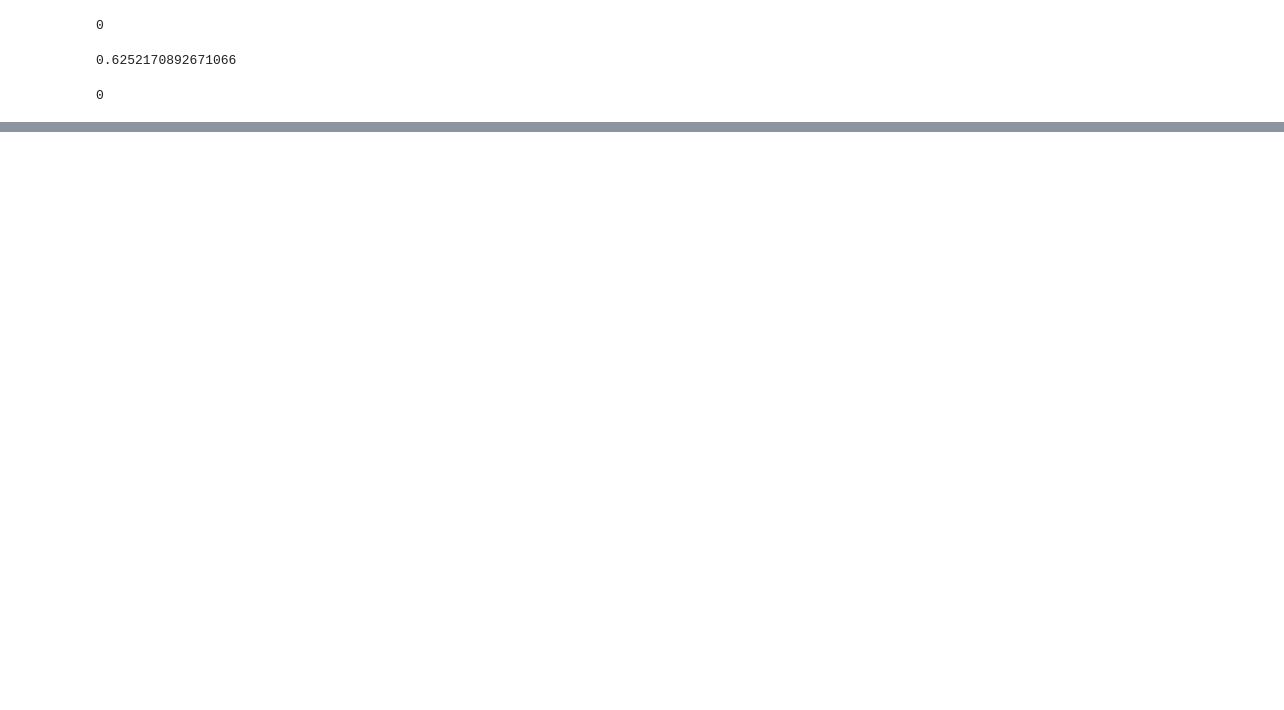
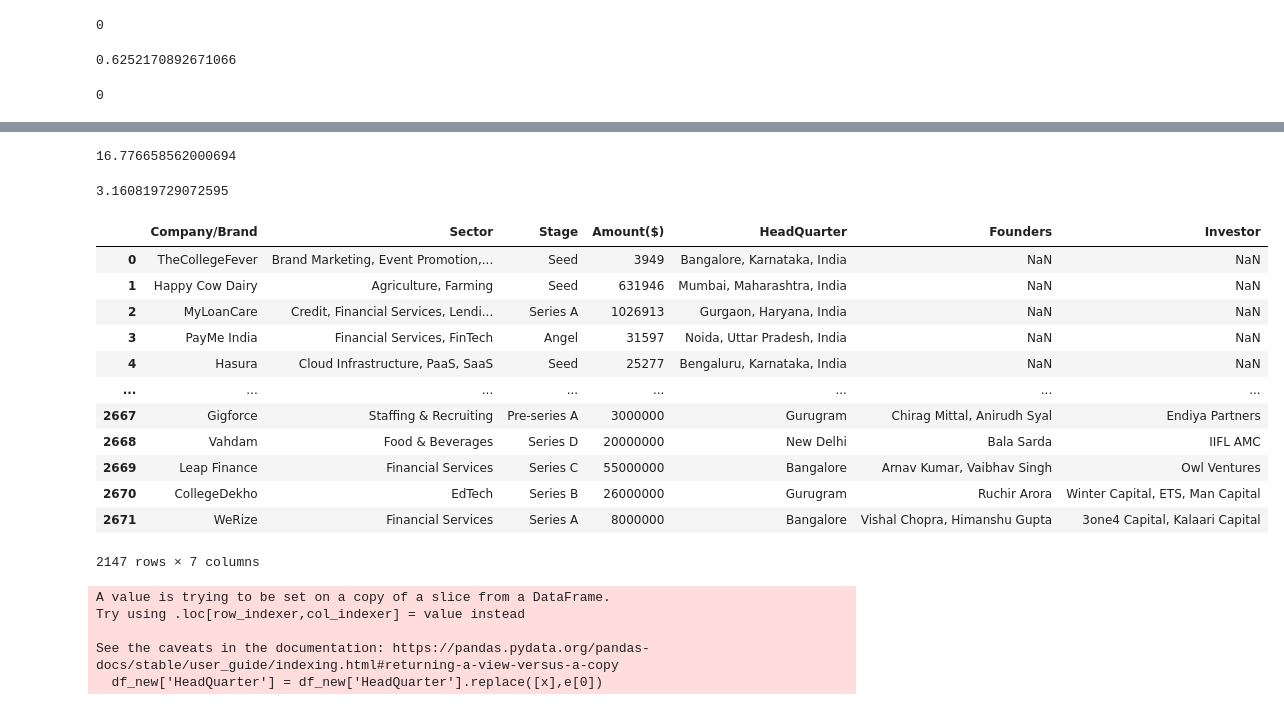
Before and after one commit to Awudu-Jamal1/Career_Accelerator_LP1-Data_Analysis, a Jupyter notebook: LP 1 - TEAM PARIS (week 1).ipynb, the cells around one changed output, grey strips where cells are left out. Drawn from its saved outputs; the diff is of its cells as text; code cells hidden in the pictures; blank space fills up the shorter version.

Commit message:
Finished Cleaning Data and ready EDA

```diff
--- a/LP 1 - TEAM PARIS (week 1).ipynb
+++ b/LP 1 - TEAM PARIS (week 1).ipynb
@@ -459,0 +293,3 @@ df_combined['Sector'].isnull().sum()
+# %%
+# Since the percentage of null value is high we would fill it with undisclosed
+df_combined['Stage'].fillna("Undisclosed",inplace=True)
@@ -459,0 +336,6 @@ df_combined['Sector'].isnull().sum()
+# %%
+df_combined['Amount($)'] =df_combined['Amount($)'].str.replace('$','')
+df_combined['Amount($)'] =df_combined['Amount($)'].str.replace(',','')
+df_combined = df_combined[df_combined['Amount($)'].apply(lambda x: str(x).isdigit())]
+# %%
+df_combined['Amount($)'] = df_combined['Amount($)'].apply(int)
@@ -459,0 +376,41 @@ df_combined['Sector'].isnull().sum()
+# %%
+percent_founded =(df_combined['Founded'].isnull().sum()/2879 )*100
+percent_founded
+# %% [output]
+16.776658562000694
+# %%
+#Founded contains to many errors and not part of our questions, so would be dropping
+df_combined = df_combined.drop('Founded', axis = 1)
+# %%
+#Exploring Headquaters
+percent_hq =(df_combined['HeadQuarter'].isnull().sum()/2879 )*100
+percent_hq
+# %% [output]
+3.160819729072595
+# %%
+df_new=df_combined.dropna(subset='HeadQuarter')
+df_new
+# %% [output]
+|  | Company/Brand | Sector | Stage | Amount($) | HeadQuarter | Founders | Investor |
+| 0 | TheCollegeFever | Brand Marketing, Event Promotion,... | Seed | 3949 | Bangalore, Karnataka, India | NaN | NaN |
+| 1 | Happy Cow Dairy | Agriculture, Farming | Seed | 631946 | Mumbai, Maharashtra, India | NaN | NaN |
+| 2 | MyLoanCare | Credit, Financial Services, Lendi... | Series A | 1026913 | Gurgaon, Haryana, India | NaN | NaN |
+| 3 | PayMe India | Financial Services, FinTech | Angel | 31597 | Noida, Uttar Pradesh, India | NaN | NaN |
+| 4 | Hasura | Cloud Infrastructure, PaaS, SaaS | Seed | 25277 | Bengaluru, Karnataka, India | NaN | NaN |
+| ... | ... | ... | ... | ... | ... | ... | ... |
+| 2667 | Gigforce | Staffing & Recruiting | Pre-series A | 3000000 | Gurugram | Chirag Mittal, Anirudh Syal | Endiya Partners |
+| 2668 | Vahdam | Food & Beverages | Series D | 20000000 | New Delhi | Bala Sarda | IIFL AMC |
+| 2669 | Leap Finance | Financial Services | Series C | 55000000 | Bangalore | Arnav Kumar, Vaibhav Singh | Owl Ventures |
+| 2670 | CollegeDekho | EdTech | Series B | 26000000 | Gurugram | Ruchir Arora | Winter Capital, ETS, Man Capital |
+| 2671 | WeRize | Financial Services | Series A | 8000000 | Bangalore | Vishal Chopra, Himanshu Gupta | 3one4 Capital, Kalaari Capital |
+2147 rows × 7 columns
+# %%
+for x in df_new['HeadQuarter']:
+    e =x.split(',',1)
+    df_new['HeadQuarter'] = df_new['HeadQuarter'].replace([x],e[0])
+# %% [output]
+A value is trying to be set on a copy of a slice from a DataFrame.
+Try using .loc[row_indexer,col_indexer] = value instead
+
+See the caveats in the documentation: https://pandas.pydata.org/pandas-docs/stable/user_guide/indexing.html#returning-a-view-versus-a-copy
+  df_new['HeadQuarter'] = df_new['HeadQuarter'].replace([x],e[0])
```
Also changed, not shown: parts of 37 cells of this notebook.
